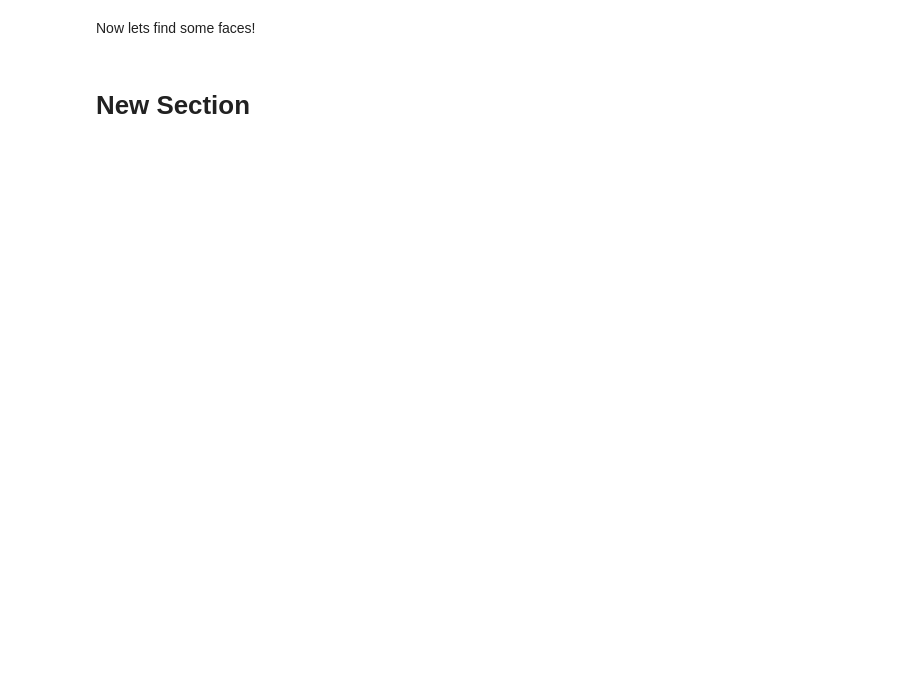
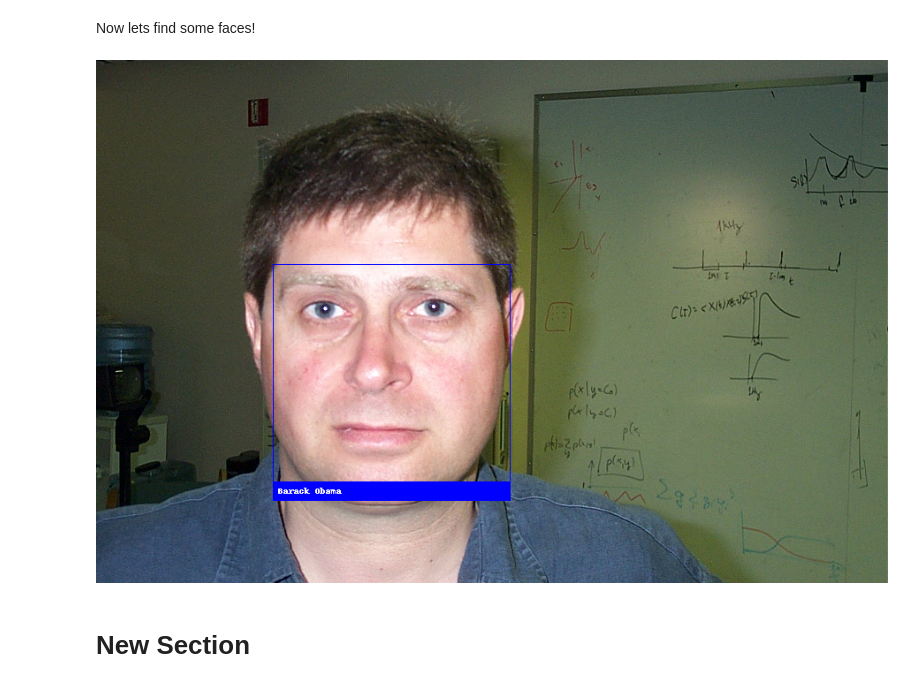
Before and after one commit to isaacthorburn/ELEC4630, a Jupyter notebook: Dlib_Exercise.ipynb, the cells around one changed output. Saved outputs shown, nothing was run; the diff lists cells and outputs as text; code cells hidden in the pictures; blank space fills up the shorter version.

```diff
--- a/Dlib_Exercise.ipynb
+++ b/Dlib_Exercise.ipynb
@@ -28,11 +64,11 @@ import numpy as np
 # and drawing a box around each person that was identified.
 
 # Load a sample picture and learn how to recognize it.
-obama_image = face_recognition.load_image_file("images/obama.jpg")
+obama_image = face_recognition.load_image_file("images/image_0001.jpg")
 obama_face_encoding = face_recognition.face_encodings(obama_image)[0]
 
 # Load a second sample picture and learn how to recognize it.
-biden_image = face_recognition.load_image_file("images/biden.jpg")
+biden_image = face_recognition.load_image_file("images/image_0023.jpg")
 biden_face_encoding = face_recognition.face_encodings(biden_image)[0]
 
 # Create arrays of known face encodings and their names
@@ -46,7 +82,7 @@ known_face_names = [
 ]
 
 # Load an image with an unknown face
-unknown_image = face_recognition.load_image_file("images/two_people.jpg")
+unknown_image = face_recognition.load_image_file("images/image_0011.jpg")
 
 # Find all the faces and face encodings in the unknown image
 face_locations = face_recognition.face_locations(unknown_image)
@@ -67,32 +103,34 @@ for (top, right, bottom, left), face_encoding in zip(face_locations, face_encodi
 
     # If a match was found in known_face_encodings, just use the first one.
     # if True in matches:
     #     first_match_index = matches.index(True)
     #     name = known_face_names[first_match_index]
 
     # Or instead, use the known face with the smallest distance to the new face
     face_distances = face_recognition.face_distance(known_face_encodings, face_encoding)
     best_match_index = np.argmin(face_distances)
     if matches[best_match_index]:
         name = known_face_names[best_match_index]
 
     # Draw a box around the face using the Pillow module
     draw.rectangle(((left, top), (right, bottom)), outline=(0, 0, 255))
 
     # Draw a label with a name below the face
     text_width, text_height = draw.textsize(name)
     draw.rectangle(((left, bottom - text_height - 10), (right, bottom)), fill=(0, 0, 255), outline=(0, 0, 255))
     draw.text((left + 6, bottom - text_height - 5), name, fill=(255, 255, 255, 255))
 
 
 # Remove the drawing library from memory as per the Pillow docs
 del draw
 
 # Display the resulting image
 # pil_image.show()  does not work in iPython
 display(pil_image)
 
 # You can also save a copy of the new image to disk if you want by uncommenting this line
 # pil_image.save("image_with_boxes.jpg")
+# %% [output]
+[figure, added]
 # %% [markdown]
 # New Section
```
Also changed, not shown: parts of 3 cells of this notebook.
